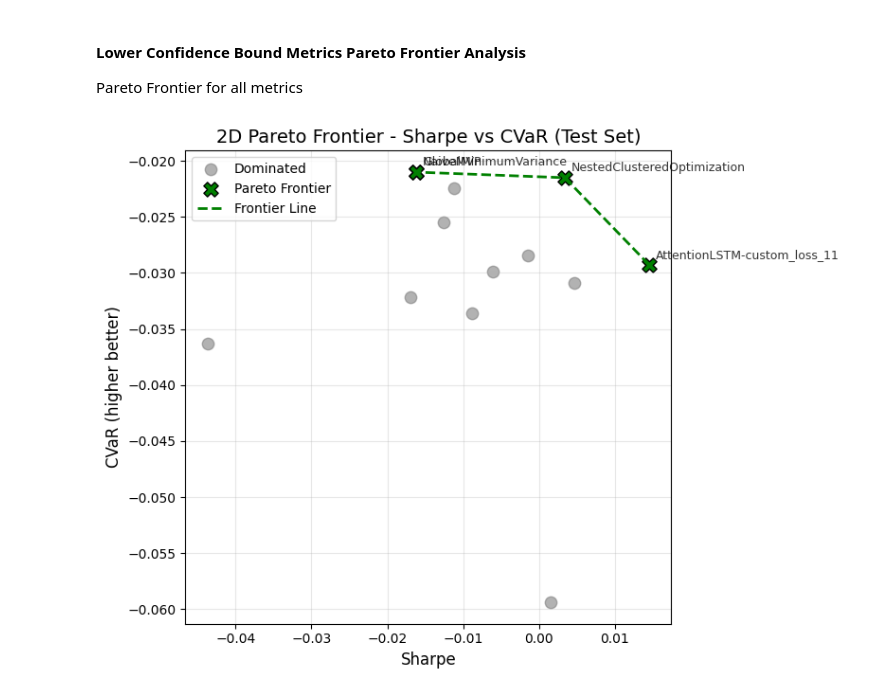
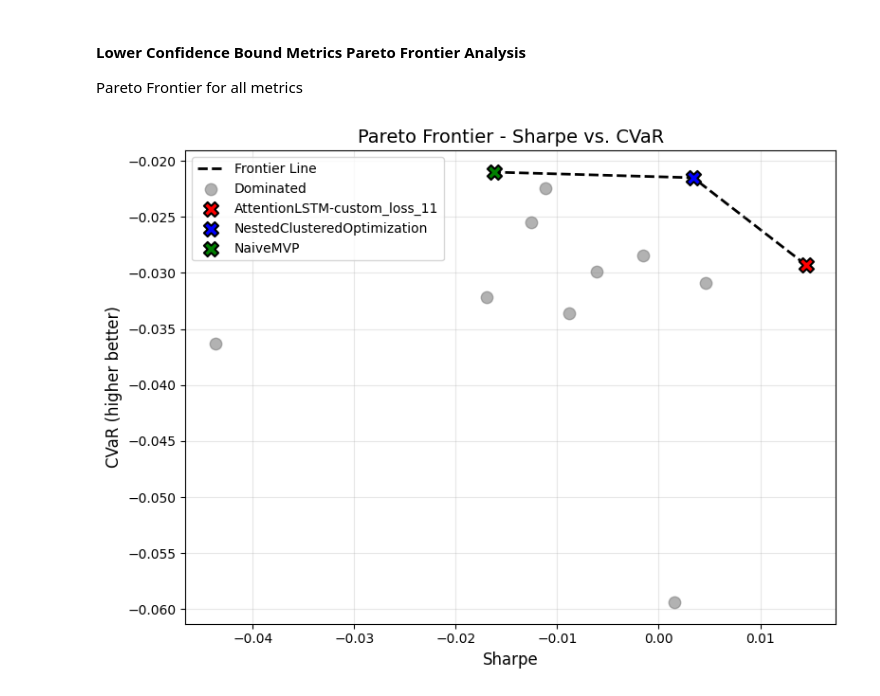
Before and after one commit to travisdesell/exact, a Jupyter notebook: financial_loss_functions/exploration/test_analysis.ipynb, the cells around one changed output. Cells and saved outputs as stored; diff of their text form; code cells hidden in the pictures.

Commit message:
Viz: Pareto frontier gets different color points

```diff
--- a/financial_loss_functions/exploration/test_analysis.ipynb
+++ b/financial_loss_functions/exploration/test_analysis.ipynb
@@ -573,21 +573,36 @@ Pareto Frontier for all metrics
 # %%
 temp_perf = lower_bound_df.copy()
 
 temp_perf['dominated'] = pareto_dominance(temp_perf, ['sharpe', 'cvar'])
 
 frontier_2d = temp_perf[~temp_perf['dominated']]
 
-fig = plot_2d_pareto(
+# fig = plot_2d_pareto(
+#     df=temp_perf,
+#     x_col='sharpe',
+#     y_col='cvar',
+#     dominated_col='dominated',
+#     title='2D Pareto Frontier - Sharpe vs CVaR (Test Set)',
+#     xlabel='Sharpe',
+#     ylabel='CVaR (higher better)'
+# )
+# plt.show()
+# frontier_sorted = frontier_2d.sort_values('sharpe', ascending=False)
+# frontier_sorted
+
+
+plot_2d_pareto_diff_colrs(
     df=temp_perf,
     x_col='sharpe',
     y_col='cvar',
     dominated_col='dominated',
-    title='2D Pareto Frontier - Sharpe vs CVaR (Test Set)',
+    title='Pareto Frontier - Sharpe vs. CVaR',
     xlabel='Sharpe',
-    ylabel='CVaR (higher better)'
+    ylabel='CVaR (higher better)',
+    colormap=['red','blue','green'],
+    line_color='black'
 )
+
 plt.show()
-frontier_sorted = frontier_2d.sort_values('sharpe', ascending=False)
-frontier_sorted
 # %% [output]
-[figure, old version]
+[figure, new version]
```
Also changed, not shown: parts of 7 cells of this notebook, 1 other file.
